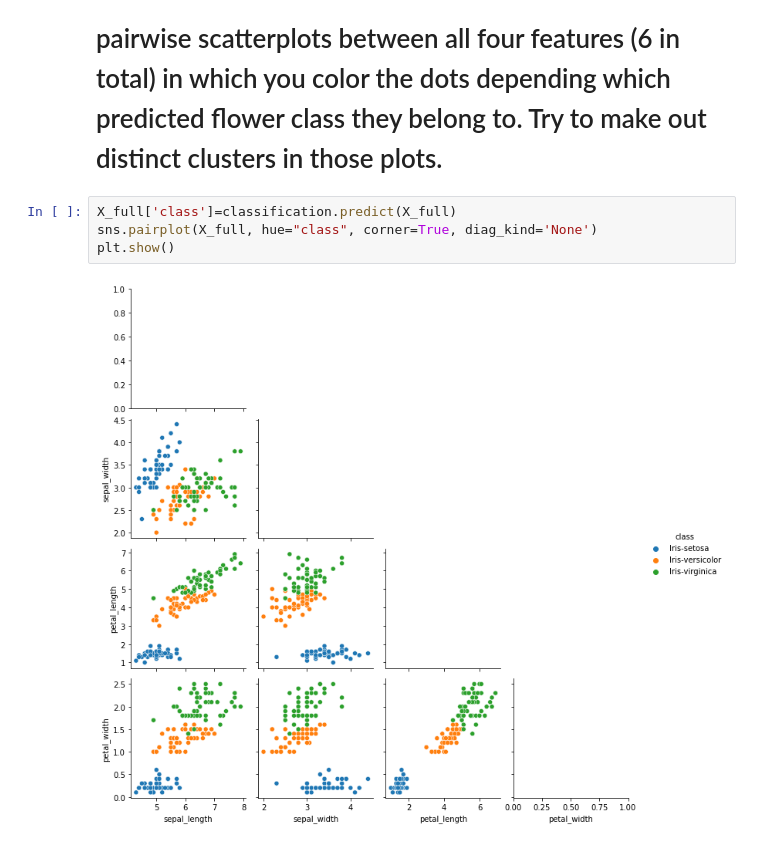
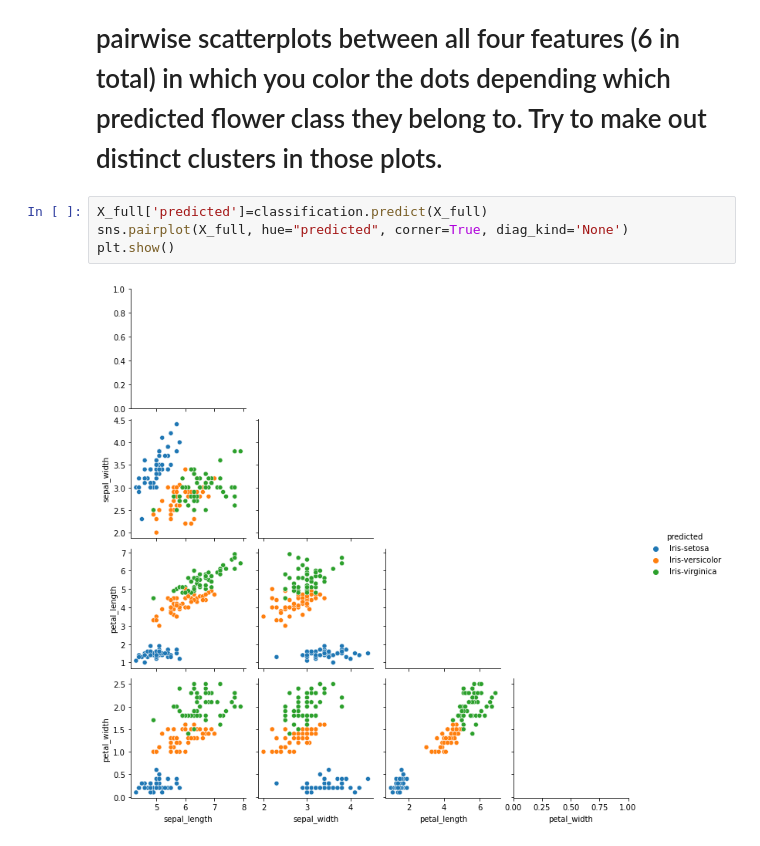
Before and after one commit to SergiGuasch/sergiguasch, a Jupyter notebook: labs/week4/Lab4/Iris Lab - Predict the flower class!.ipynb, the cells around one changed output. Saved outputs shown, nothing was run; the diff lists cells and outputs as text.

```diff
--- a/labs/week4/Lab4/Iris Lab - Predict the flower class!.ipynb
+++ b/labs/week4/Lab4/Iris Lab - Predict the flower class!.ipynb
@@ -412,8 +412,8 @@ plot_confusion_matrix(classification,X_test, y_test)
 # %% [markdown]
 # BONUS: Use all the rows of your data and your trained model to predict the flower classes. Then create pairwise scatterplots between all four features (6 in total) in which you color the dots depending which predicted flower class they belong to. Try to make out distinct clusters in those plots.
 # %%
-X_full['class']=classification.predict(X_full)
-sns.pairplot(X_full, hue="class", corner=True, diag_kind='None')
+X_full['predicted']=classification.predict(X_full)
+sns.pairplot(X_full, hue="predicted", corner=True, diag_kind='None')
 plt.show()
 # %% [output]
-[figure, old version]
+[figure, new version]
```
